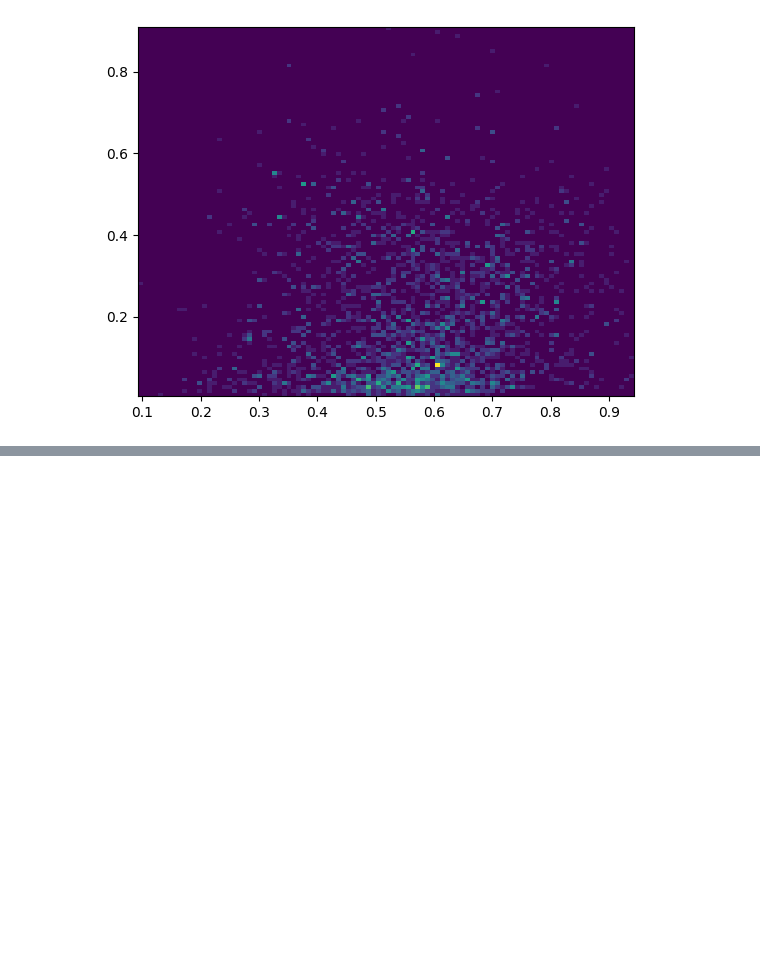
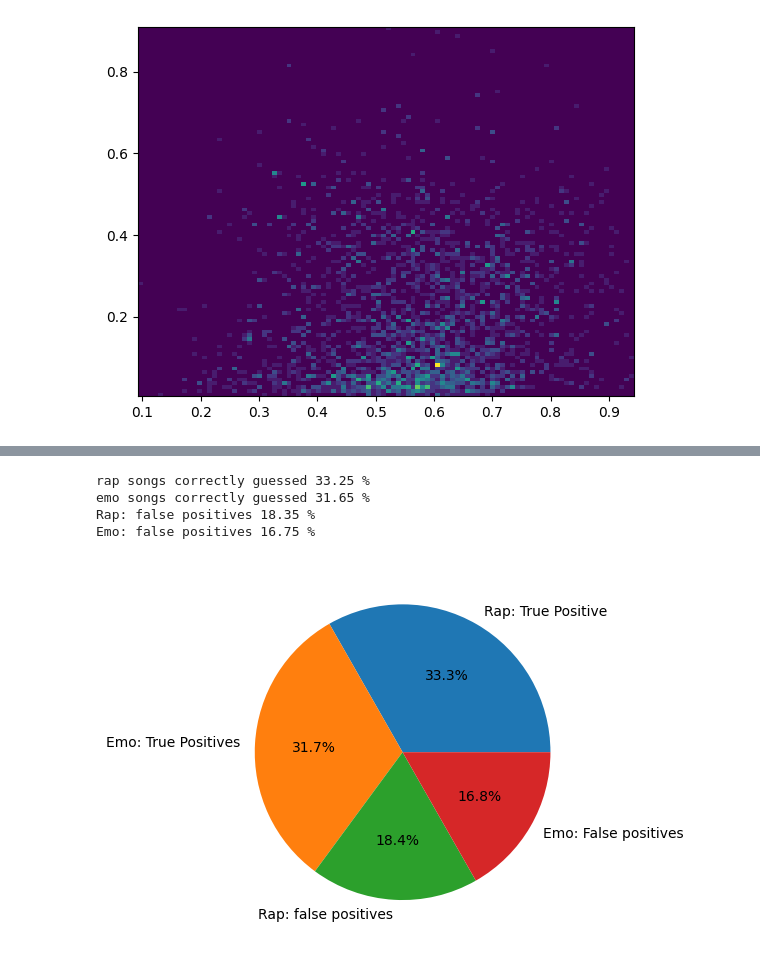
Before and after one commit to henrywhite2727/Genre_Predictor, a Jupyter notebook: testing.ipynb, the cells around one changed output, grey strips where cells are left out. Cells and saved outputs as stored; diff of their text form; code cells hidden in the pictures; blank space fills up the shorter version.

```diff
--- a/testing.ipynb
+++ b/testing.ipynb
@@ -324,0 +570,9 @@ print(kounter/len(Techno))
+# %%
+#checking error probability for tempo
+check_error_probability(Emo,Rap,10)
+# %% [output]
+rap songs correctly guessed 33.25 %
+emo songs correctly guessed 31.65 %
+Rap: false positives 18.35 %
+Emo: false positives 16.75 %
+[figure, added]
```
Also changed, not shown: parts of 14 cells of this notebook, 1 other file.
